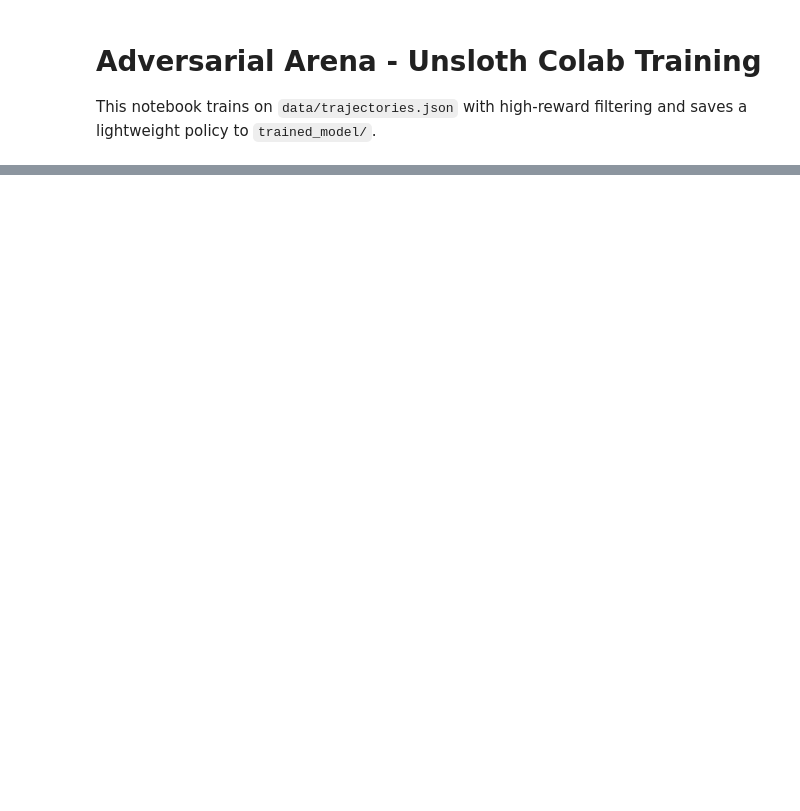
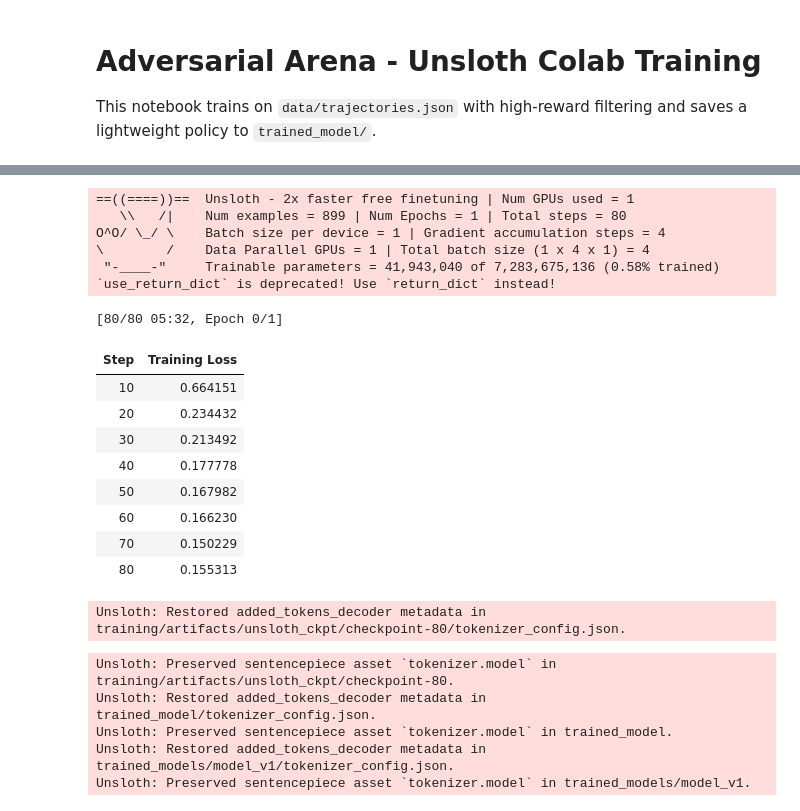
Before and after one commit to himateja2006-dev/adversarial-arena, a Jupyter notebook: training/train_unsloth.ipynb, the cells around one changed output, grey strips where cells are left out. Cells and saved outputs as stored; diff of their text form; code cells hidden in the pictures; blank space fills up the shorter version.

```diff
--- a/training/train_unsloth.ipynb
+++ b/training/train_unsloth.ipynb
@@ -81,4 +90,13 @@ AssertionError: Torch not compiled with CUDA enabled
 # %%
+import torch
+from datetime import datetime
+if not torch.cuda.is_available():
+    raise RuntimeError('This Unsloth cell requires a Colab GPU runtime (T4/V100/A100). Enable GPU and rerun.')
+
+from unsloth import FastLanguageModel
+from trl import SFTTrainer
+from transformers import TrainingArguments
+
 model_name = 'unsloth/mistral-7b-instruct-v0.2-bnb-4bit'
 model, tokenizer = FastLanguageModel.from_pretrained(model_name=model_name, max_seq_length=1024, load_in_4bit=True)
 model = FastLanguageModel.get_peft_model(
@@ -108,6 +126,51 @@ trainer = SFTTrainer(
     ),
 )
 result = trainer.train()
-model.save_pretrained('trained_model/unsloth_adapter')
-tokenizer.save_pretrained('trained_model/unsloth_adapter')
+
+# Save latest full model for direct inference loading.
+model.save_pretrained('trained_model')
+tokenizer.save_pretrained('trained_model')
+
+# Versioned model registry.
+os.makedirs('trained_models', exist_ok=True)
+existing = sorted([p for p in os.listdir('trained_models') if p.startswith('model_v')])
+next_idx = len(existing) + 1
+version_dir = f'trained_models/model_v{next_idx}'
+os.makedirs(version_dir, exist_ok=True)
+model.save_pretrained(version_dir)
+tokenizer.save_pretrained(version_dir)
+
+# Export compact policy map as auxiliary artifact.
+score_table = {
+    b: {a: [] for a in ['defensive', 'balanced', 'aggressive']}
+    for b in ['yorker', 'bouncer', 'spin', 'slow_ball']
+}
+for row in high:
+    b = row.get('opponent_action', 'slow_ball')
+    a = row.get('action', 'balanced')
+    r = float(row.get('reward', 0.0))
+    if b in score_table and a in score_table[b]:
+        score_table[b][a].append(r)
+
+def _mean(xs):
+    return sum(xs) / len(xs) if len(xs) else -1.0
+
+counter_map = {}
+default_map = {'yorker': 'defensive', 'bouncer': 'balanced', 'spin': 'aggressive', 'slow_ball': 'balanced'}
+for b, by_action in score_table.items():
+    best = max(by_action, key=lambda a: _mean(by_action[a]))
+    counter_map[b] = best if len(by_action[best]) else default_map[b]
+
+with open('trained_model/policy.json', 'w') as f:
+    json.dump({'counter_map': counter_map, 'source': 'colab_unsloth_training'}, f, indent=2)
+
+with open('training/artifacts/trained_policy_from_colab.json', 'w') as f:
+    json.dump({'counter_map': counter_map, 'num_rows_used': len(high)}, f, indent=2)
+
+# Placeholder metadata; avg_reward is filled in final cell.
+with open(f'{version_dir}/metadata.json', 'w') as f:
+    json.dump({'model_name': model_name, 'date': datetime.utcnow().isoformat(), 'episodes': 0, 'avg_reward': 0.0}, f, indent=2)
+
+print(f'Saved full trained model to trained_model/ and versioned copy to {version_dir}')
 result.metrics
+# %% [output]
@@ -113,0 +186,22 @@ result.metrics
+==((====))==  Unsloth - 2x faster free finetuning | Num GPUs used = 1
+   \\   /|    Num examples = 899 | Num Epochs = 1 | Total steps = 80
+O^O/ \_/ \    Batch size per device = 1 | Gradient accumulation steps = 4
+\        /    Data Parallel GPUs = 1 | Total batch size (1 x 4 x 1) = 4
+ "-____-"     Trainable parameters = 41,943,040 of 7,283,675,136 (0.58% trained)
+`use_return_dict` is deprecated! Use `return_dict` instead!
+[80/80 05:32, Epoch 0/1]
+| Step | Training Loss |
+| 10 | 0.664151 |
+| 20 | 0.234432 |
+| 30 | 0.213492 |
+| 40 | 0.177778 |
+| 50 | 0.167982 |
+| 60 | 0.166230 |
+| 70 | 0.150229 |
+| 80 | 0.155313 |
+Unsloth: Restored added_tokens_decoder metadata in training/artifacts/unsloth_ckpt/checkpoint-80/tokenizer_config.json.
+Unsloth: Preserved sentencepiece asset `tokenizer.model` in training/artifacts/unsloth_ckpt/checkpoint-80.
+Unsloth: Restored added_tokens_decoder metadata in trained_model/tokenizer_config.json.
+Unsloth: Preserved sentencepiece asset `tokenizer.model` in trained_model.
+Unsloth: Restored added_tokens_decoder metadata in trained_models/model_v1/tokenizer_config.json.
+Unsloth: Preserved sentencepiece asset `tokenizer.model` in trained_models/model_v1.
```
Also changed, not shown: parts of 4 cells of this notebook, 20 other files.
